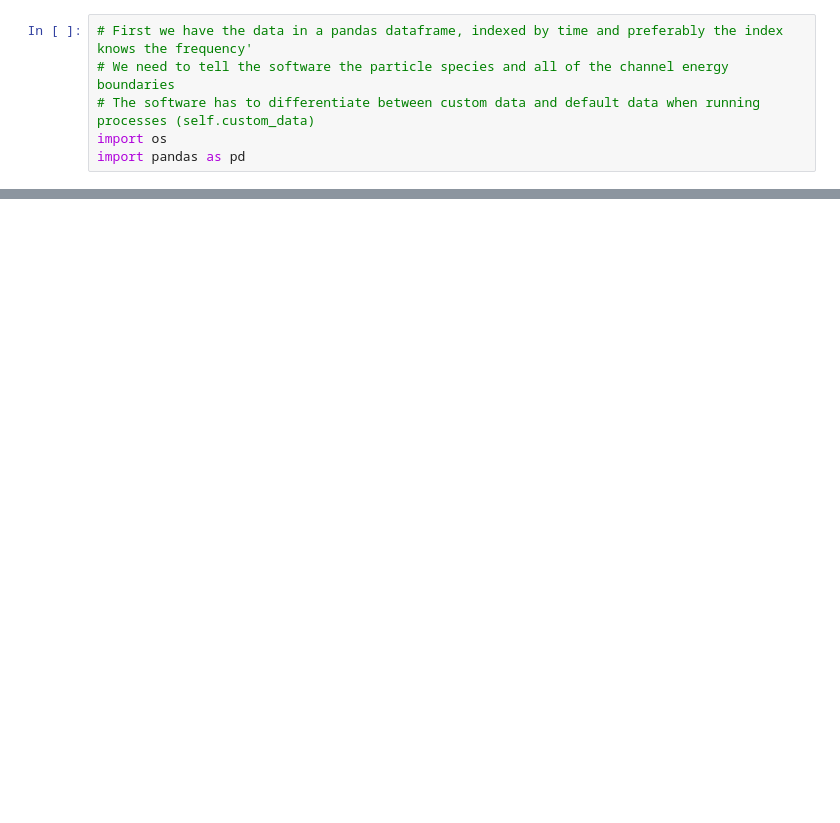
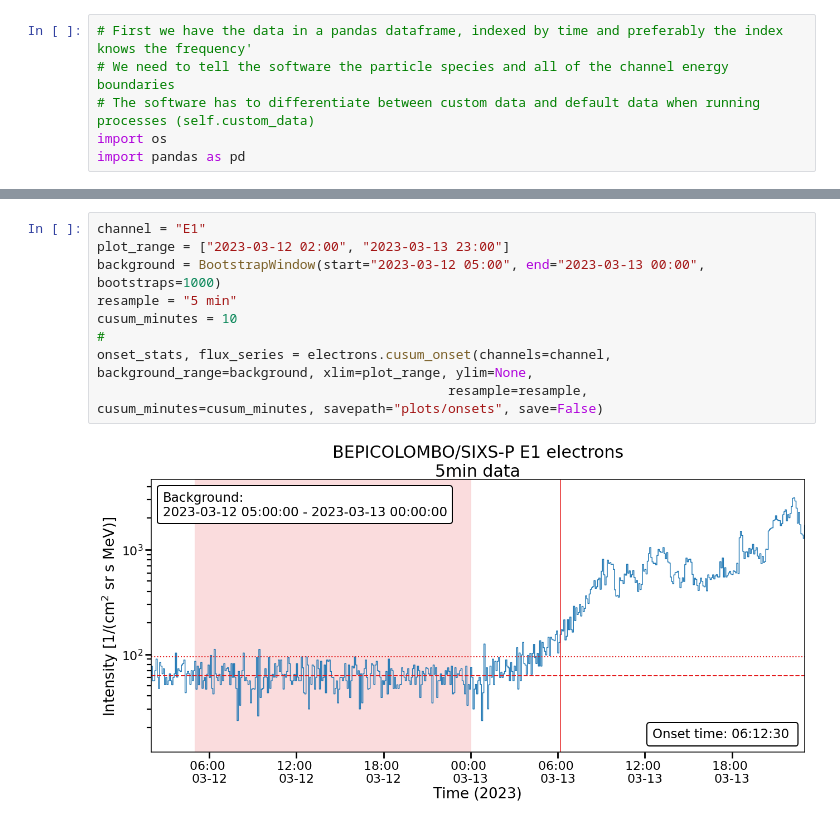
Before and after one commit to Christian-Palmroos/PyOnset, a Jupyter notebook: custom_data_testing.ipynb, the cells around one changed output, grey strips where cells are left out. Saved outputs shown, nothing was run; the diff lists cells and outputs as text; blank space fills up the shorter version.

```diff
--- a/custom_data_testing.ipynb
+++ b/custom_data_testing.ipynb
@@ -41,0 +52,11 @@ display(df)
+# %%
+channel = "E1"
+plot_range = ["2023-03-12 02:00", "2023-03-13 23:00"]
+background = BootstrapWindow(start="2023-03-12 05:00", end="2023-03-13 00:00", bootstraps=1000)
+resample = "5 min"
+cusum_minutes = 10
+#
+onset_stats, flux_series = electrons.cusum_onset(channels=channel, background_range=background, xlim=plot_range, ylim=None,
+                                             resample=resample, cusum_minutes=cusum_minutes, savepath="plots/onsets", save=False)
+# %% [output]
+[figure, added]
```
Also changed, not shown: parts of 7 cells of this notebook, 1 other file.
